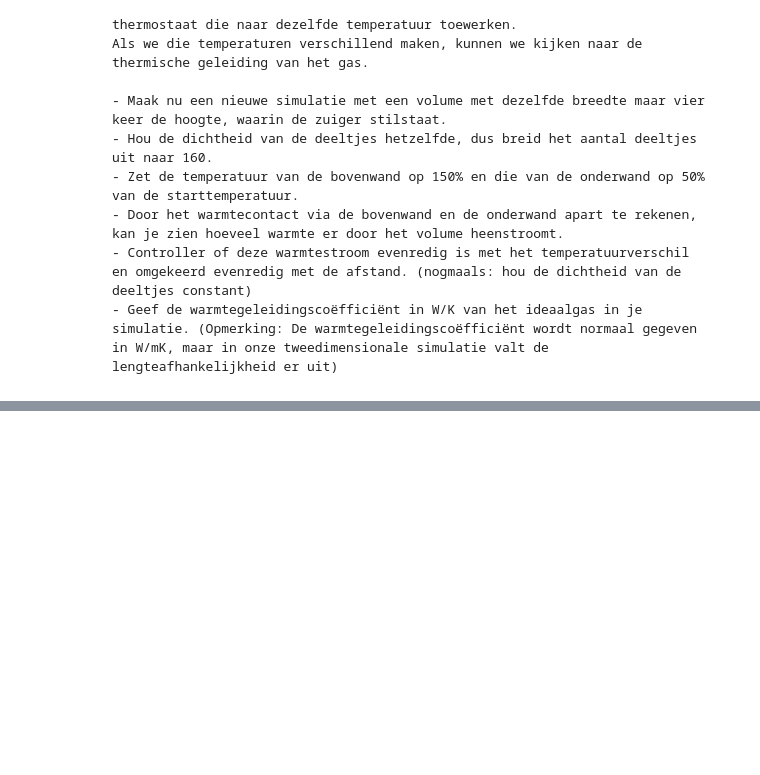
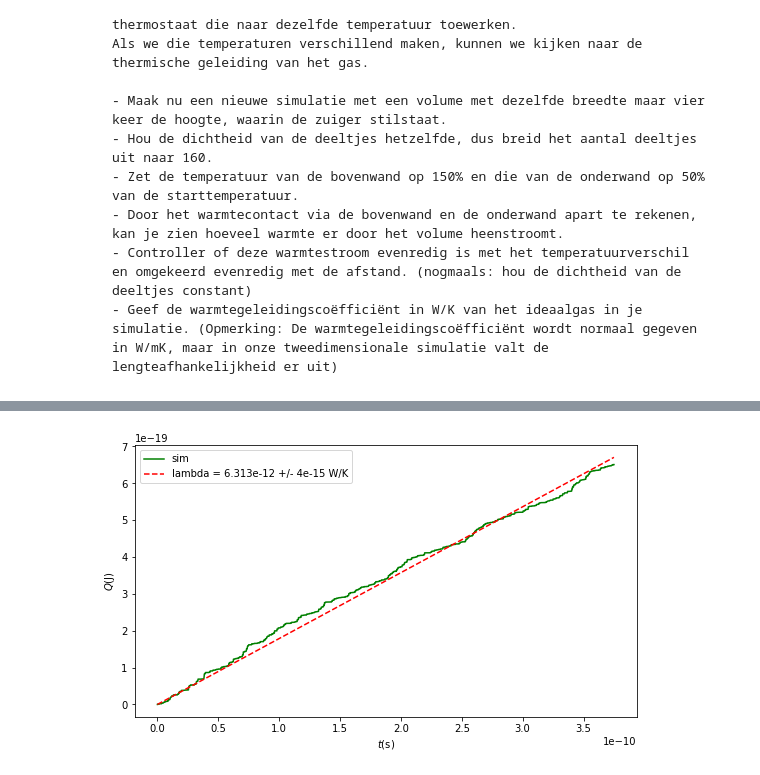
Before and after one commit to oprelo/thermo-project, a Jupyter notebook: Content/PySim/8_thermostaat.ipynb, the cells around one changed output, grey strips where cells are left out. Cells and saved outputs as stored; diff of their text form; code cells hidden in the pictures; blank space fills up the shorter version.

```diff
--- a/Content/PySim/8_thermostaat.ipynb
+++ b/Content/PySim/8_thermostaat.ipynb
@@ -550,2 +543,21 @@ plt.show()
 # %%
-Q
+# heat transfer berekenen
+Q = (heats[:,0] - heats[:,1])/2
+
+def heat_func(t,l_g):
+    return l_g*(set_temp[0]-set_temp[1])*t
+
+var, cov = curve_fit(heat_func, times, Q) #fiten om lambda te vinden
+
+Q_fit = heat_func(times, *var)
+
+# heat transfer en fit plotten
+plt.figure(figsize=(9,5))
+plt.plot(times,Q,'g',label='sim')
+plt.plot(times,Q_fit,'r--', label=f'lambda = {var[0]:.3e} +/- {np.sqrt(cov[0,0]):.0e} W/K')
+plt.xlabel('$t \mathrm{(s)}$')
+plt.ylabel('$Q \mathrm{(J)}$')
+plt.legend()
+plt.show()
+# %% [output]
+[figure, added]
```
Also changed, not shown: parts of 9 cells of this notebook, 1 other file.
